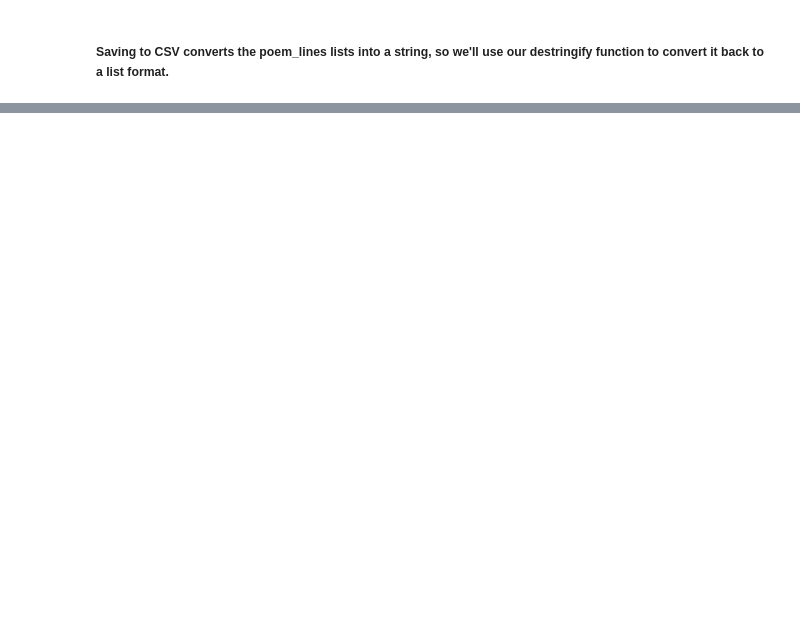
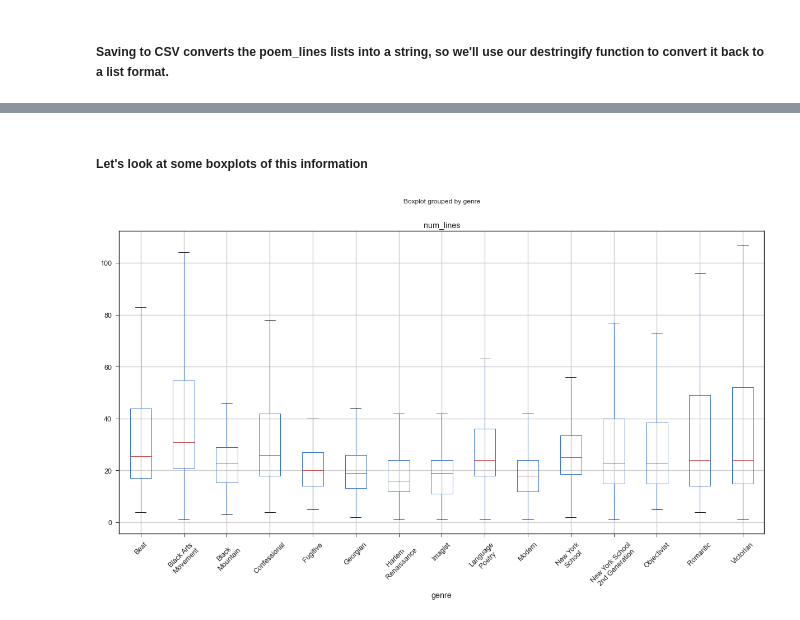
Before and after one commit to p-szymo/poetry_genre_classifier, a Jupyter notebook: eda_processing_feature_engineering_notebook.ipynb, the cells around one changed output, grey strips where cells are left out. Drawn from its saved outputs; the diff is of its cells as text; code cells hidden in the pictures; blank space fills up the shorter version.

```diff
--- a/eda_processing_feature_engineering_notebook.ipynb
+++ b/eda_processing_feature_engineering_notebook.ipynb
@@ -22,4 +19,4 @@ The autoreload extension is already loaded. To reload it, use:
 # %%
-df = pd.read_csv('data/poetry_foundation_clean.csv', index_col=0)
+df = pd.read_csv('data/poetry_foundation_genres_first_features.csv', index_col=0)
 df.head()
 # %% [output]
@@ -112,3 +48,0 @@ His tale anon, and seyde in this manér
-# %%
-df = df[df.genre != 'middle_english']
-df.shape
@@ -870,0 +144,15 @@ df_trim.loc[3036,'poem_url']
+# %% [markdown]
+##### Let's look at some boxplots of this information
+# %%
+# prettify the labels
+genre_list_pretty = [genre.replace('_', '\n').title() for genre in df.genre.unique()]
+genre_list_pretty[1] = 'Black Arts\nMovement'
+genre_list_pretty[-5] = 'New York\nSchool'
+genre_list_pretty[-4] = 'New York School\n2nd Generation'
+# %%
+sns.set_style('ticks')
+
+df.boxplot('num_lines', 'genre', showfliers=False, figsize=(20,10))
+plt.xticks(ticks=range(1, len(genre_list_pretty)+1), labels=genre_list_pretty, rotation=45);
+# %% [output]
+[figure, added]
```
Also changed, not shown: parts of 73 cells of this notebook, 4 other files.
